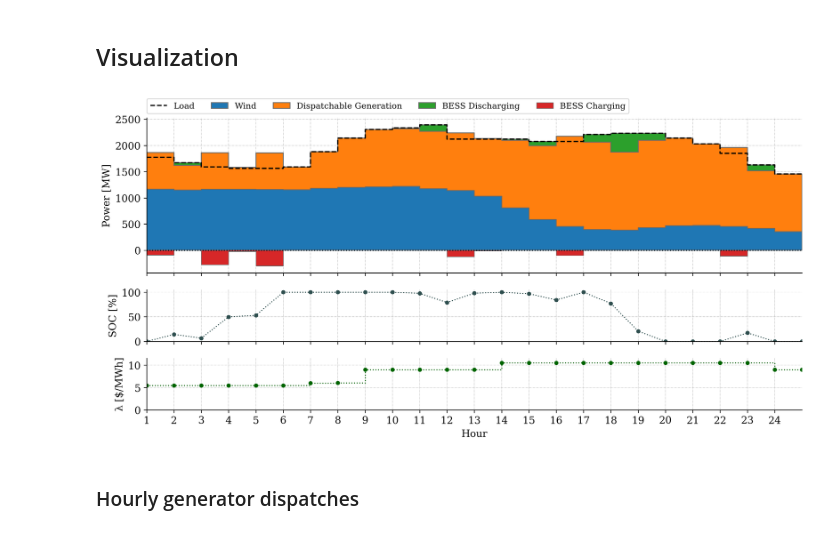
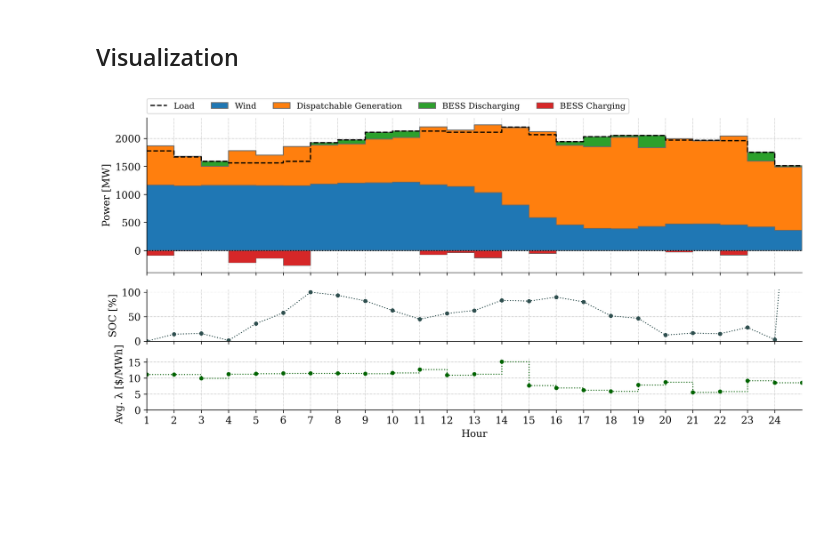
Before and after one commit to Hvid1999/46755, a Jupyter notebook: Assignment 1/task_4.ipynb, the cells around one changed output. Cells and saved outputs as stored; diff of their text form; code cells hidden in the pictures; blank space fills up the shorter version.

Commit message:
fixed out issue with mismatching load and production
It was due to an indexing error in the "wf_map" and "gen_nodes"

```diff
--- a/Assignment 1/task_4.ipynb
+++ b/Assignment 1/task_4.ipynb
@@ -60,12 +60,15 @@ eta_bess = 0.95 # charging and discharging efficiency
 
 wf_df = pd.DataFrame(index=np.arange(12,18))
 wf_df[['Unit #', 'Node']] = 0
+wf_df['Type'] = 'WF'
 
 for i in range(GC, G):
-    wf_df.loc[i, 'Unit #'] = i
+    wf_df.loc[i, 'Unit #'] = i + 1
     wf_df.loc[i, 'Node'] = WF_NODES[i-GC] + 1 #WF_NODES is 0-indexed, but the nodes are 1-indexed in the data
 
-gen_nodes = pd.concat([gen_data, wf_df], ignore_index=True, axis=0)
+gen_nodes = gen_data[['Unit #', 'Node']].copy(deep=True)
+gen_nodes['Type'] = 'CONVENTIONAL'
+gen_nodes = pd.concat([gen_nodes, wf_df], ignore_index=True, axis=0)
 
 gens_map = {}
 
@@ -200,6 +203,8 @@ Optimal objective  7.342296869e+05
 # %% [markdown]
 ## Analyze results
 # %%
+print_variables = False
+
 #Print solutions
 if m.status == gb.GRB.OPTIMAL:
     results = {}
@@ -214,6 +219,7 @@ if m.status == gb.GRB.OPTIMAL:
     overview['Dispatchable Production [MWh]'] = 0
     overview['BESS Charging [MWh]'] = 0
     overview['BESS Discharging [MWh]'] = 0
+    overview['AVERAGE Lambda [$/MWh]'] = 0
 
     overview[(r'Aggregated BESS SOC [%]')] = 0.0
 
@@ -242,7 +248,7 @@ if m.status == gb.GRB.OPTIMAL:
         theta_dict = {}
 
         for i in range(G):
-            #print(p_G[i,t].VarName + ": %.2f MW" % p_G[i,t].x)
+            if print_variables: print(p_G[i,t].VarName + ": %.2f MW" % (p_G[i,t].x * S_BASE_MVA))
             generator_outputs.loc[generator_outputs.index == i, 'p_G'] = p_G[i,t].x
 
             if i < GC:
@@ -256,12 +262,12 @@ if m.status == gb.GRB.OPTIMAL:
                 generator_outputs.loc[generator_outputs.index == i, 'Type'] = 'Wind'
 
         for i in range(D):
-            #print(p_D[i,t].VarName + ": %.2f MW" % p_D[i,t].x)
+            if print_variables: print(p_D[i,t].VarName + ": %.2f MW" % (p_D[i,t].x * S_BASE_MVA))
             load_results.loc[load_results.index == i, 'p_D'] = p_D[i,t].x
 
         for b in range(B):
-            #print(p_B[b,t].VarName + ": %.2f MW" % p_B[b,t].x)
-            #print(bess_SOC[b,t].VarName + ": %.2f MWh" % bess_SOC[b,t].x)
+            if print_variables: print(p_B[b,t].VarName + ": %.2f MW" % (p_B[b,t].x * S_BASE_MVA))
+            if print_variables: print(bess_SOC[b,t].VarName + ": %.2f MWh" % (bess_SOC[b,t].x * S_BASE_MVA))
             bess_results.loc[bess_results.index == b, 'Node'] = BESS_NODES[b] + 1 #save node (from zero-indexed to 1-indexed)
             bess_results.loc[bess_results.index == b, 'SOC'] = bess_SOC[b,t].x
 
@@ -271,7 +277,7 @@ if m.status == gb.GRB.OPTIMAL:
                 bess_results.loc[bess_results.index == b, 'Charging [pu]'] = abs(p_B[b,t].x)
 
         for n in range(N):
-            #print(theta[n,t].VarName + ": %.2f rad" % theta[n,t].x)
+            if print_variables: print(theta[n,t].VarName + ": %.2f rad" % theta[n,t].x)
             theta_dict[n] = theta[n,t].x
 
 
@@ -294,7 +300,7 @@ if m.status == gb.GRB.OPTIMAL:
         hour_results['demand'] = load_results.copy(deep=True)
         hour_results['bess'] = bess_results.copy(deep=True)
         hour_results['theta'] = theta_dict.copy()
-        hour_results['flow'] = branch_flows.copy(deep=True)
+        hour_results['flow'] = branch_flows.reset_index(drop=True).copy(deep=True)
 
         results[t] = hour_results.copy()
 
@@ -309,6 +315,7 @@ if m.status == gb.GRB.OPTIMAL:
         overview.loc[overview.index == t, 'Total Production [MWh]'] = sum_production
         overview.loc[overview.index == t, 'Wind [MWh]'] = sum_wind
         overview.loc[overview.index == t, 'Dispatchable Production [MWh]'] = sum_gen
+        overview.loc[overview.index == t, 'AVERAGE Lambda [$/MWh]'] = np.mean(lambda_hour)
 
         sum_bess_charge = sum(p_B[b,t].x for b in range(B)) * S_BASE_MVA
         agg_bess_SOC = sum(bess_SOC[b,t].x for b in range(B)) / (B * SOC_max) #aggregated SOC for all batteries
@@ -317,10 +324,8 @@ if m.status == gb.GRB.OPTIMAL:
 
         if sum_bess_charge < 0:
             overview.loc[overview.index == t, 'BESS Discharging [MWh]'] = abs(sum_bess_charge)
-            overview.loc[overview.index == t, 'Total Production [MWh]'] = sum_production + abs(sum_bess_charge)
         else:
             overview.loc[overview.index == t, 'BESS Charging [MWh]'] = abs(sum_bess_charge)
-            overview.loc[overview.index == t, 'Load [MWh]'] = sum_load + abs(sum_bess_charge)
 
         #print('-----------------------------------------------')
         print("Total load: %.1f MWh" % sum_load)
@@ -410,39 +415,37 @@ ax[0].step(df.index, df['Load [MWh]'], where='post', color='black', label='Load'
 
 ax[0].stackplot(df.index, df[['Wind [MWh]', 'Dispatchable Production [MWh]', 'BESS Discharging [MWh]']].T,
                     step='post', edgecolor='dimgrey', labels=['Wind', 'Dispatchable Generation', 'BESS Discharging'], colors=['tab:blue', 'tab:orange', 'tab:green'])
 
 ax[0].stackplot(df.index, -1 * df['BESS Charging [MWh]'].T, step='post', edgecolor='dimgrey', labels=['BESS Charging'], linewidth=0.6, colors=['tab:red'])
 
 ax[0].axhline(0, color='black', linewidth=1.2, linestyle=':')
 
 ax[0].set_ylabel('Power [MW]')
 ax[0].legend(loc='upper left', bbox_to_anchor=(-0.006, 1.15),ncol=5, fontsize=10)
 
 ax[1].plot(df.index, df[r'Aggregated BESS SOC [%]'], linestyle=':', color='darkslategrey', linewidth=1.2)
 ax[1].plot(df.index, df[r'Aggregated BESS SOC [%]'], linestyle='', marker='o', markersize=4, color='darkslategrey')
 ax[1].set_ylabel('SOC [%]')
 ax[1].set_ylim([0,105])
 ax[1].set_yticks(np.arange(0, 105, 50))
 
-ax[2].step(df.index, df['Lambda [$/MWh]'], linestyle=':', color='darkgreen', linewidth=1.2, where='post')
-ax[2].plot(df.index, df['Lambda [$/MWh]'], linestyle='', marker='o', markersize=4, color='darkgreen')
-ax[2].set_ylabel('\u03bb [$/MWh]')
-ax[2].set_ylim([0, max(df['Lambda [$/MWh]']) + 1])
-ax[2].set_yticks(np.arange(0, max(df['Lambda [$/MWh]']) + 1, 5))
+ax[2].step(df.index, df['AVERAGE Lambda [$/MWh]'], linestyle=':', color='darkgreen', linewidth=1.2, where='post')
+ax[2].plot(df.index, df['AVERAGE Lambda [$/MWh]'], linestyle='', marker='o', markersize=4, color='darkgreen')
+ax[2].set_ylabel('Avg. \u03bb [$/MWh]')
+ax[2].set_ylim([0, max(df['AVERAGE Lambda [$/MWh]']) + 1])
+ax[2].set_yticks(np.arange(0, max(df['AVERAGE Lambda [$/MWh]']) + 1, 5))
 
 ax[1].margins(x=0)
 ax[2].set_xticks(np.arange(0,T))
 ax[2].set_xticklabels(np.arange(1,T+1))
 ax[2].set_xlabel('Hour')
 ax[0].set_axisbelow(True)
 ax[1].set_axisbelow(True)
 ax[2].set_axisbelow(True)
 
 fig.tight_layout() # reduces white space around figures
-plt.savefig('Figures/task_2_multihour_market_clearing.png',bbox_inches='tight')
+#plt.savefig('Figures/task_4_multihour_market_clearing.png',bbox_inches='tight')
 
 plt.show()
 # %% [output]
-[figure, old version]
+[figure, new version]
-# %% [markdown]
-### Hourly generator dispatches
```
Also changed, not shown: parts of 4 cells of this notebook.
